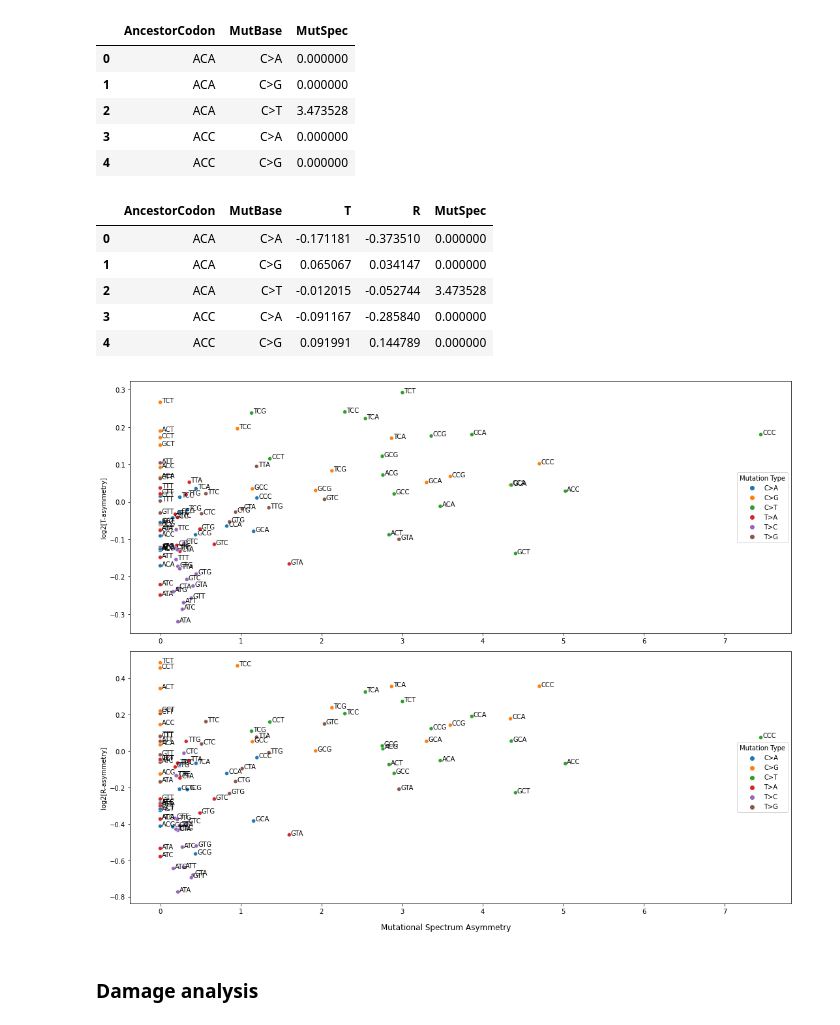
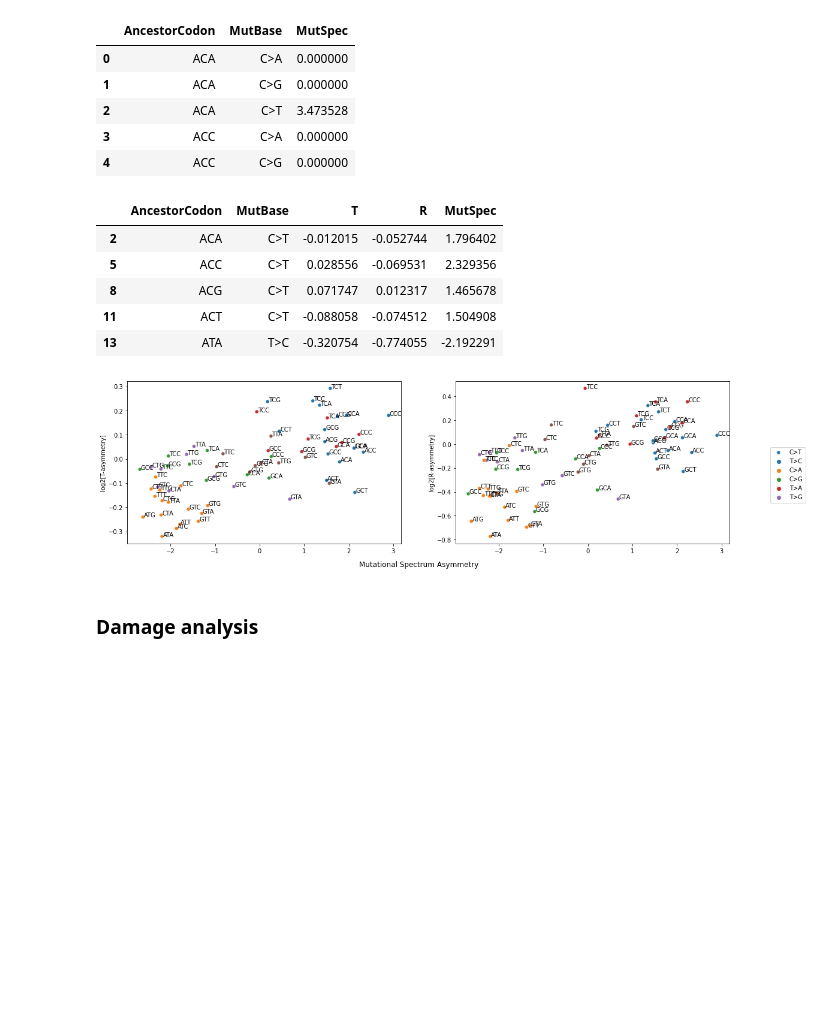
Before and after one commit to mitoclub/mtdna-192component-mutspec-chordata, a Jupyter notebook: scripts/asymmetry_TR.ipynb, the cells around one changed output. Cells and saved outputs as stored; diff of their text form; code cells hidden in the pictures; blank space fills up the shorter version.

Commit message:
updated figure 2C

```diff
--- a/scripts/asymmetry_TR.ipynb
+++ b/scripts/asymmetry_TR.ipynb
@@ -68,14 +69,16 @@ mut_96_comp.head()
 | 4 | ACC | C>G | 0.000000 |
 # %%
 final_asymmetry = assymetry.merge(right = mut_96_comp, on=['AncestorCodon', 'MutBase'])
+final_asymmetry = final_asymmetry[final_asymmetry.MutSpec != 0]
+final_asymmetry.MutSpec = np.log2(final_asymmetry.MutSpec)
 final_asymmetry.head()
 # %% [output]
 |  | AncestorCodon | MutBase | T | R | MutSpec |
-| 0 | ACA | C>A | -0.171181 | -0.373510 | 0.000000 |
-| 1 | ACA | C>G | 0.065067 | 0.034147 | 0.000000 |
-| 2 | ACA | C>T | -0.012015 | -0.052744 | 3.473528 |
-| 3 | ACC | C>A | -0.091167 | -0.285840 | 0.000000 |
-| 4 | ACC | C>G | 0.091991 | 0.144789 | 0.000000 |
+| 2 | ACA | C>T | -0.012015 | -0.052744 | 1.796402 |
+| 5 | ACC | C>T | 0.028556 | -0.069531 | 2.329356 |
+| 8 | ACG | C>T | 0.071747 | 0.012317 | 1.465678 |
+| 11 | ACT | C>T | -0.088058 | -0.074512 | 1.504908 |
+| 13 | ATA | T>C | -0.320754 | -0.774055 | -2.192291 |
 # %%
 t_cor = stats.spearmanr(final_asymmetry['T'].values, final_asymmetry.MutSpec.values, axis=0)
 # %%
@@ -83,27 +91,25 @@ r_cor = stats.spearmanr(final_asymmetry['R'].values, final_asymmetry.MutSpec.val
 # %%
-def label_point(x, y, val, ax):
-    a = pd.concat({'x': x, 'y': y, 'val': val}, axis=1)
-    for i, point in a.iterrows():
-        ax.text(point['x']+.02, point['y'], str(point['val']))
+fig, axes = plt.subplots(1,2, sharex=True, figsize=(18,5))
 
-fig, axs = plt.subplots(2)
-fig.set_figheight(12)
-fig.set_figwidth(15)
-sns.scatterplot(data = final_asymmetry, x='MutSpec', y='T', hue='MutBase', ax=axs[0])
-label_point(final_asymmetry.MutSpec, final_asymmetry['T'], final_asymmetry.AncestorCodon, axs[0])
-axs[0].legend(loc='center right', title='Mutation Type')
-axs[0].set_xlabel('')
-axs[0].set_ylabel('log2[T-asymmetry]')
-sns.scatterplot(data = final_asymmetry, x='MutSpec', y='R', hue='MutBase', ax=axs[1])
-label_point(final_asymmetry.MutSpec, final_asymmetry['R'], final_asymmetry.AncestorCodon, axs[1])
-axs[1].legend(loc='center right', title='Mutation Type')
-axs[1].set_xlabel('')
-axs[1].set_ylabel('log2[R-asymmetry]')
+sns.scatterplot(data = final_asymmetry, x='MutSpec', y='T', hue='MutBase', ax=axes[0])
+label_point(final_asymmetry.MutSpec, final_asymmetry['T'], final_asymmetry.AncestorCodon, axes[0])
+axes[0].legend([],[], frameon=False)
+axes[0].set_xlabel('')
+axes[0].set_ylabel('log2[T-asymmetry]')
+
+
+sns.scatterplot(data = final_asymmetry, x='MutSpec', y='R', hue='MutBase', ax=axes[1])
+label_point(final_asymmetry.MutSpec, final_asymmetry['R'], final_asymmetry.AncestorCodon, axes[1])
+axes[1].legend([],[], frameon=False)
+axes[1].set_xlabel('')
+axes[1].set_ylabel('log2[R-asymmetry]')
+
+fig.legend([axes[0], axes[1]], labels=final_asymmetry.MutBase.drop_duplicates(),
+           loc="center right")
 fig.supxlabel('Mutational Spectrum Asymmetry')
-plt.tight_layout()
 fig.savefig('../pictures/AsymmetryTRM.pdf', dpi=300)
 # %% [output]
-[figure, old version]
+[figure, new version]
 # %%
 final_asymmetry.to_csv('../data/asymmetry_mutspec.csv', index=False)
 # %% [markdown]
```
Also changed, not shown: parts of 2 cells of this notebook, 4 other files.
